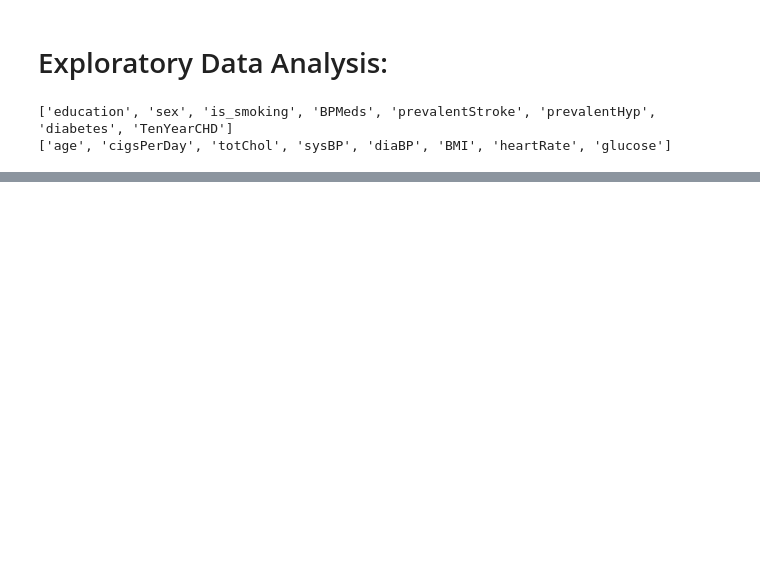
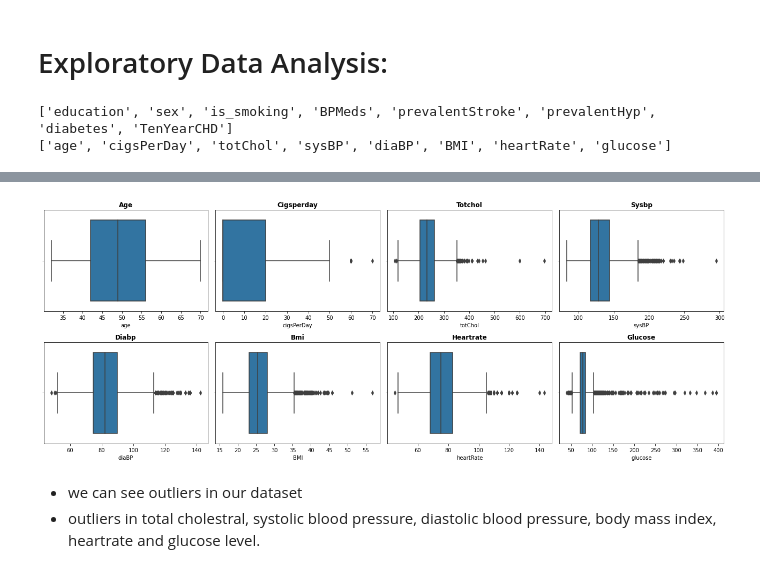
Before and after one commit to Kondasagar/Cardiovascular-Risk-Prediction, a Jupyter notebook: Cardiovascular_Risk_Prediction.ipynb, the cells around one changed output, grey strips where cells are left out. Drawn from its saved outputs; the diff is of its cells as text; code cells hidden in the pictures; blank space fills up the shorter version.

```diff
--- a/Cardiovascular_Risk_Prediction.ipynb
+++ b/Cardiovascular_Risk_Prediction.ipynb
@@ -227,0 +262,14 @@ plt.show()
+# %%
+# using box plot to see outliers in each numerical feature in our data
+# Visualizing the distributions.
+plt.figure(figsize=(18,7))
+for n,column in enumerate(numeric_features):
+  plt.subplot(2, 4, n+1)
+  sns.boxplot(df[column])
+  plt.title(f'{column.title()}',weight='bold')
+  plt.tight_layout()
+# %% [output]
+[figure, added]
+# %% [markdown]
+* we can see outliers in our dataset
+* outliers in total cholestral, systolic blood pressure, diastolic blood pressure, body mass index, heartrate and glucose level.
```
Also changed, not shown: parts of 9 cells of this notebook.
